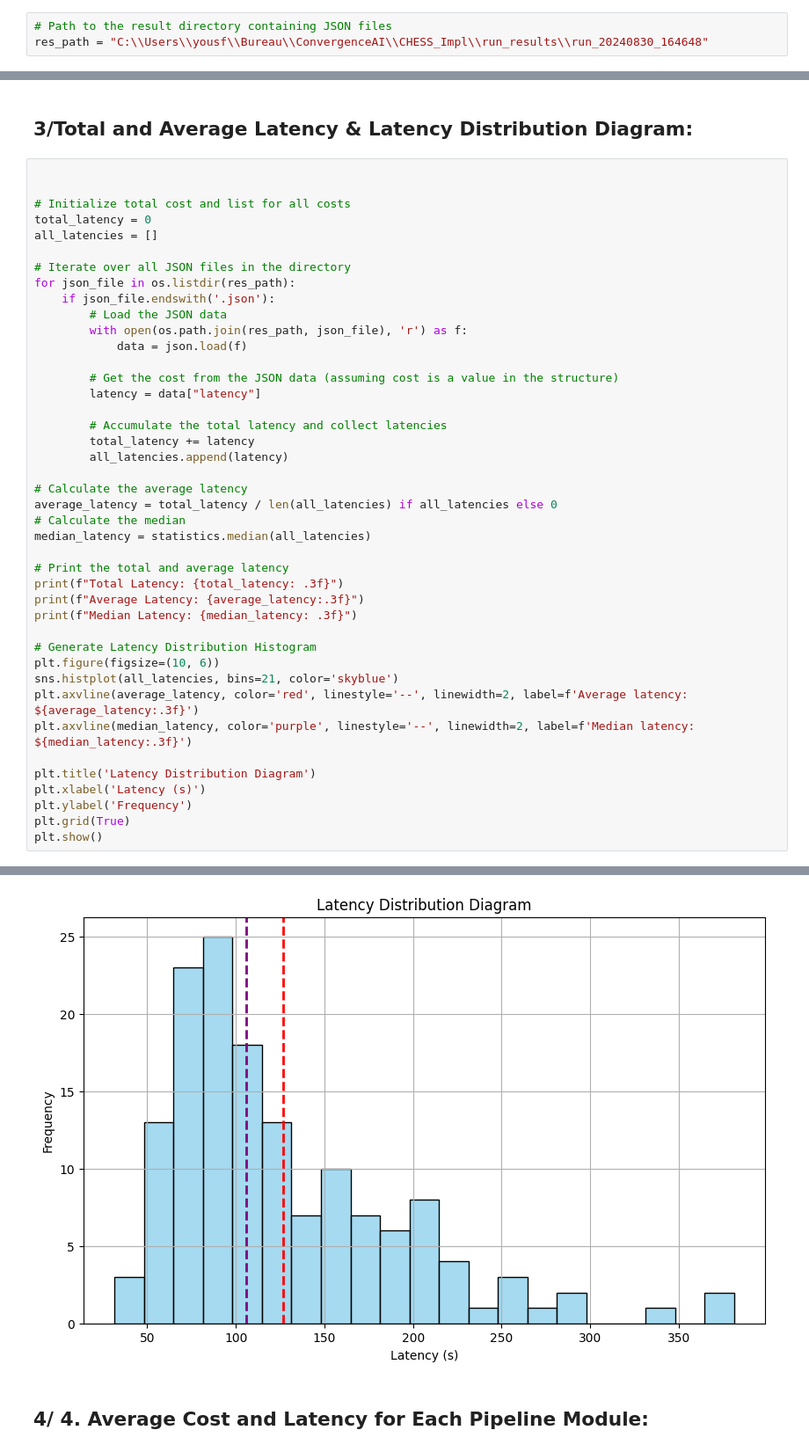
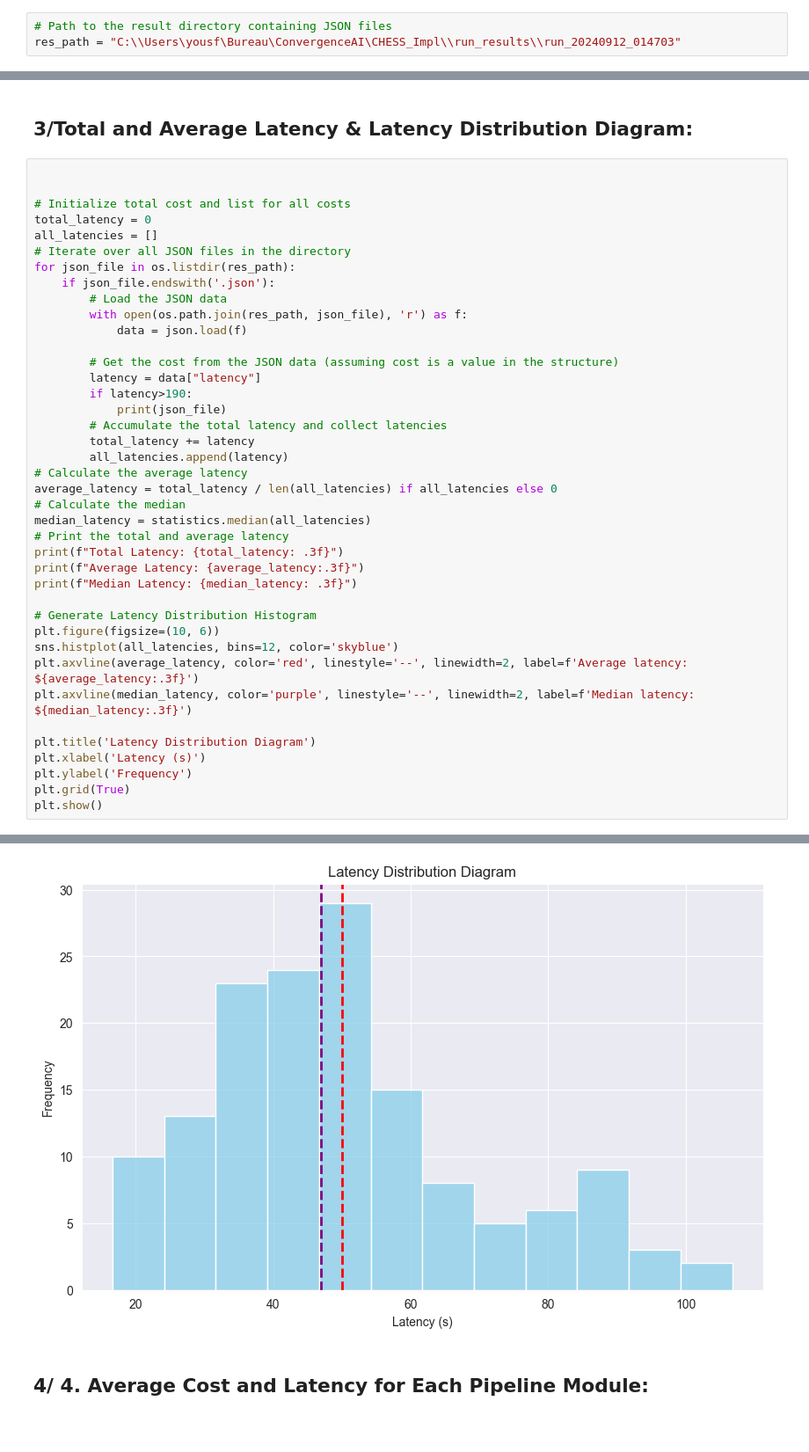
Before and after one commit to ConvergenceAI/CHESS_internship, a Jupyter notebook: notebooks/statistics.ipynb, the cells around one changed output, grey strips where cells are left out. Shown: that part at 88% size. Cells and saved outputs as stored; diff of their text form; blank space fills up the shorter version.

```diff
--- a/notebooks/statistics.ipynb
+++ b/notebooks/statistics.ipynb
@@ -19,7 +19,7 @@ load_dotenv()
 True
 # %%
 # Path to the result directory containing JSON files
-res_path = "C:\\Users\\yousf\\Bureau\\ConvergenceAI\\CHESS_Impl\\run_results\\run_20240830_164648"
+res_path = "C:\\Users\yousf\Bureau\ConvergenceAI\CHESS_Impl\\run_results\\run_20240912_014703"
 # %%
 sds_path = "C:\\Users/yousf\Bureau\ConvergenceAI\CHESS_Impl\data\\subsampled_dev_set\\sub_sampled_bird_dev_set.json"
 with open(sds_path, 'r') as file:
@@ -140,7 +140,6 @@ Median Cost: 0.073
 # Initialize total cost and list for all costs
 total_latency = 0
 all_latencies = []
-
 # Iterate over all JSON files in the directory
 for json_file in os.listdir(res_path):
     if json_file.endswith('.json'):
@@ -150,16 +149,15 @@ for json_file in os.listdir(res_path):
 
         # Get the cost from the JSON data (assuming cost is a value in the structure)
         latency = data["latency"]
-
+        if latency>190:
+            print(json_file)
         # Accumulate the total latency and collect latencies
         total_latency += latency
         all_latencies.append(latency)
-
 # Calculate the average latency
 average_latency = total_latency / len(all_latencies) if all_latencies else 0
 # Calculate the median
 median_latency = statistics.median(all_latencies)
-
 # Print the total and average latency
 print(f"Total Latency: {total_latency: .3f}")
 print(f"Average Latency: {average_latency:.3f}")
@@ -167,7 +165,7 @@ print(f"Median Latency: {median_latency: .3f}")
 
 # Generate Latency Distribution Histogram
 plt.figure(figsize=(10, 6))
-sns.histplot(all_latencies, bins=21, color='skyblue')
+sns.histplot(all_latencies, bins=12, color='skyblue')
 plt.axvline(average_latency, color='red', linestyle='--', linewidth=2, label=f'Average latency: ${average_latency:.3f}')
 plt.axvline(median_latency, color='purple', linestyle='--', linewidth=2, label=f'Median latency: ${median_latency:.3f}')
 
@@ -183,4 +181,4 @@ Median Latency:  105.644
-[figure, old version]
+[figure, new version]
 # %% [markdown]
 ## 4/ 4. Average Cost and Latency for Each Pipeline Module:
 # %%
```
Also changed, not shown: parts of 9 cells of this notebook, 5 other files.
